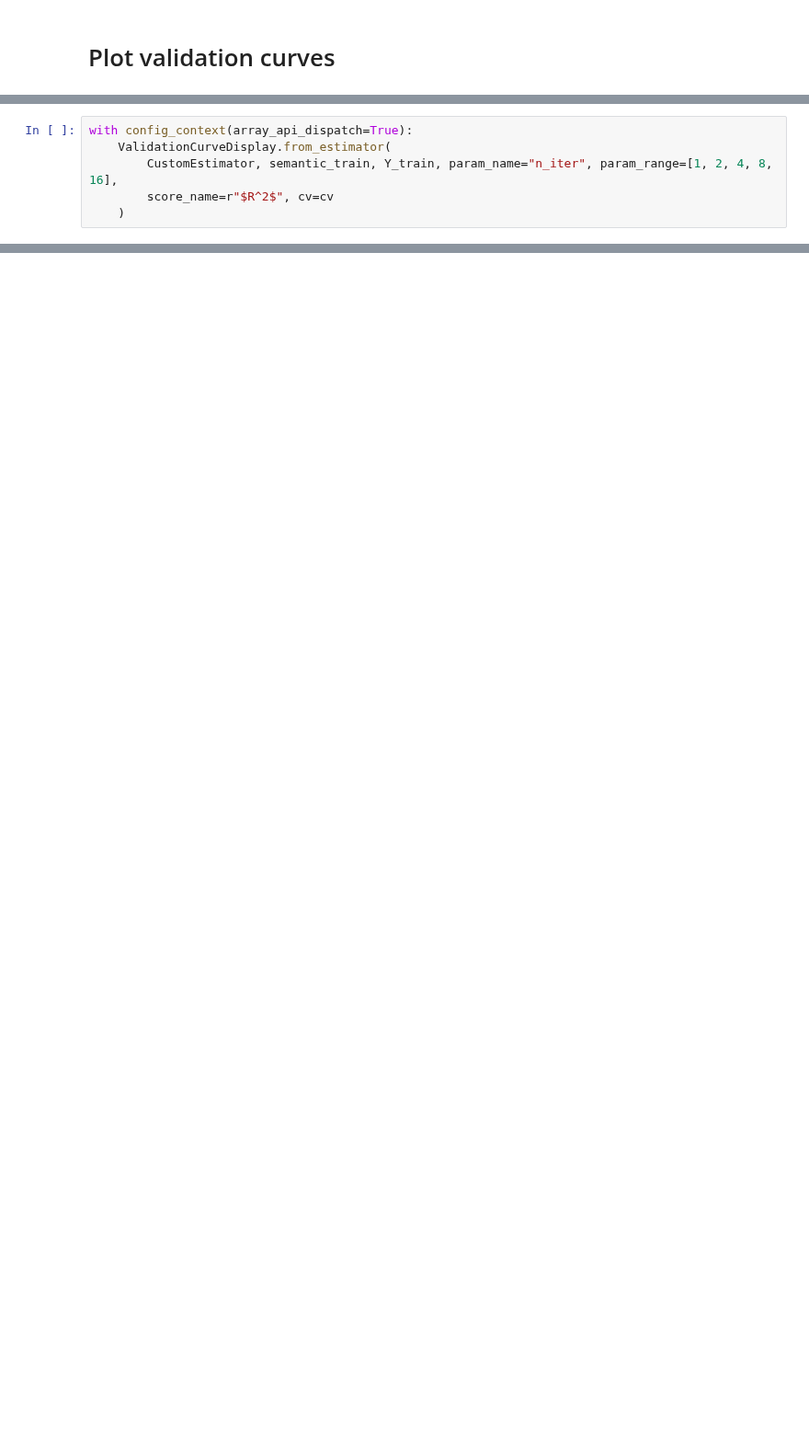
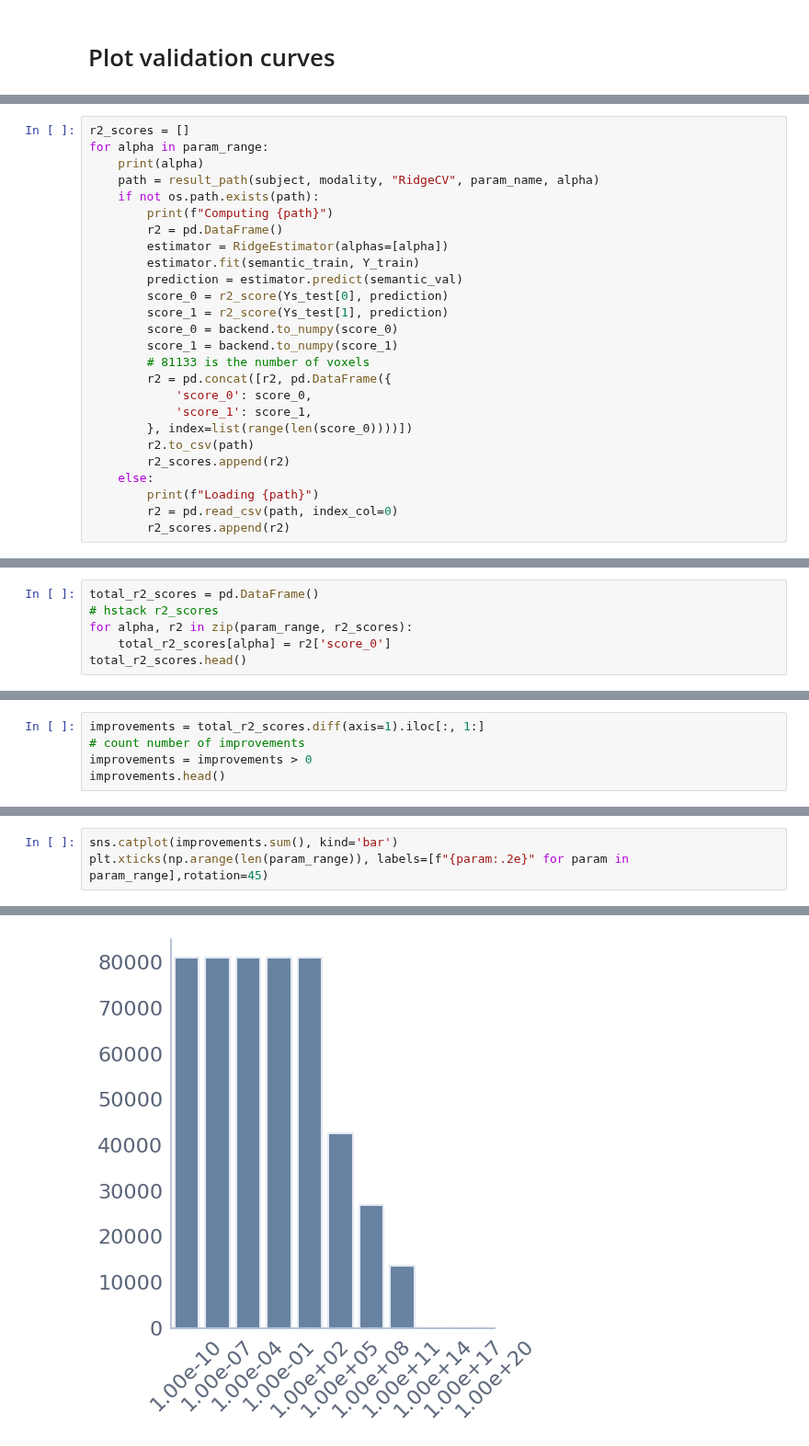
Before and after one commit to leo-schultheiss/compare_variance_residual, a Jupyter notebook: compare_variance_residual/fmri/brain_maps_validation_curves.ipynb, the cells around one changed output, grey strips where cells are left out. Shown at 92% size. Cells and saved outputs as stored; diff of their text form; blank space fills up the shorter version.

Commit message:
determine alpha range using improvement count

```diff
--- a/compare_variance_residual/fmri/brain_maps_validation_curves.ipynb
+++ b/compare_variance_residual/fmri/brain_maps_validation_curves.ipynb
@@ -99,6 +177,26 @@ class CustomEstimator(BaseEstimator, RegressorMixin):
 # %%
-with config_context(array_api_dispatch=True):
-    ValidationCurveDisplay.from_estimator(
-        CustomEstimator, semantic_train, Y_train, param_name="n_iter", param_range=[1, 2, 4, 8, 16],
-        score_name=r"$R^2$", cv=cv
-    )
+r2_scores = []
+for alpha in param_range:
+    print(alpha)
+    path = result_path(subject, modality, "RidgeCV", param_name, alpha)
+    if not os.path.exists(path):
+        print(f"Computing {path}")
+        r2 = pd.DataFrame()
+        estimator = RidgeEstimator(alphas=[alpha])
+        estimator.fit(semantic_train, Y_train)
+        prediction = estimator.predict(semantic_val)
+        score_0 = r2_score(Ys_test[0], prediction)
+        score_1 = r2_score(Ys_test[1], prediction)
+        score_0 = backend.to_numpy(score_0)
+        score_1 = backend.to_numpy(score_1)
+        # 81133 is the number of voxels
+        r2 = pd.concat([r2, pd.DataFrame({
+            'score_0': score_0,
+            'score_1': score_1,
+        }, index=list(range(len(score_0))))])
+        r2.to_csv(path)
+        r2_scores.append(r2)
+    else:
+        print(f"Loading {path}")
+        r2 = pd.read_csv(path, index_col=0)
+        r2_scores.append(r2)
@@ -104,0 +228,6 @@ with config_context(array_api_dispatch=True):
+# %%
+total_r2_scores = pd.DataFrame()
+# hstack r2_scores
+for alpha, r2 in zip(param_range, r2_scores):
+    total_r2_scores[alpha] = r2['score_0']
+total_r2_scores.head()
@@ -104,0 +241,5 @@ with config_context(array_api_dispatch=True):
+# %%
+improvements = total_r2_scores.diff(axis=1).iloc[:, 1:]
+# count number of improvements
+improvements = improvements > 0
+improvements.head()
@@ -104,0 +260,4 @@ with config_context(array_api_dispatch=True):
+# %%
+sns.catplot(improvements.sum(), kind='bar')
+plt.xticks(np.arange(len(param_range)), labels=[f"{param:.2e}" for param in param_range],rotation=45)
+# %% [output]
@@ -104,0 +281 @@ with config_context(array_api_dispatch=True):
+[figure, added]
```
Also changed, not shown: parts of 17 cells of this notebook.
